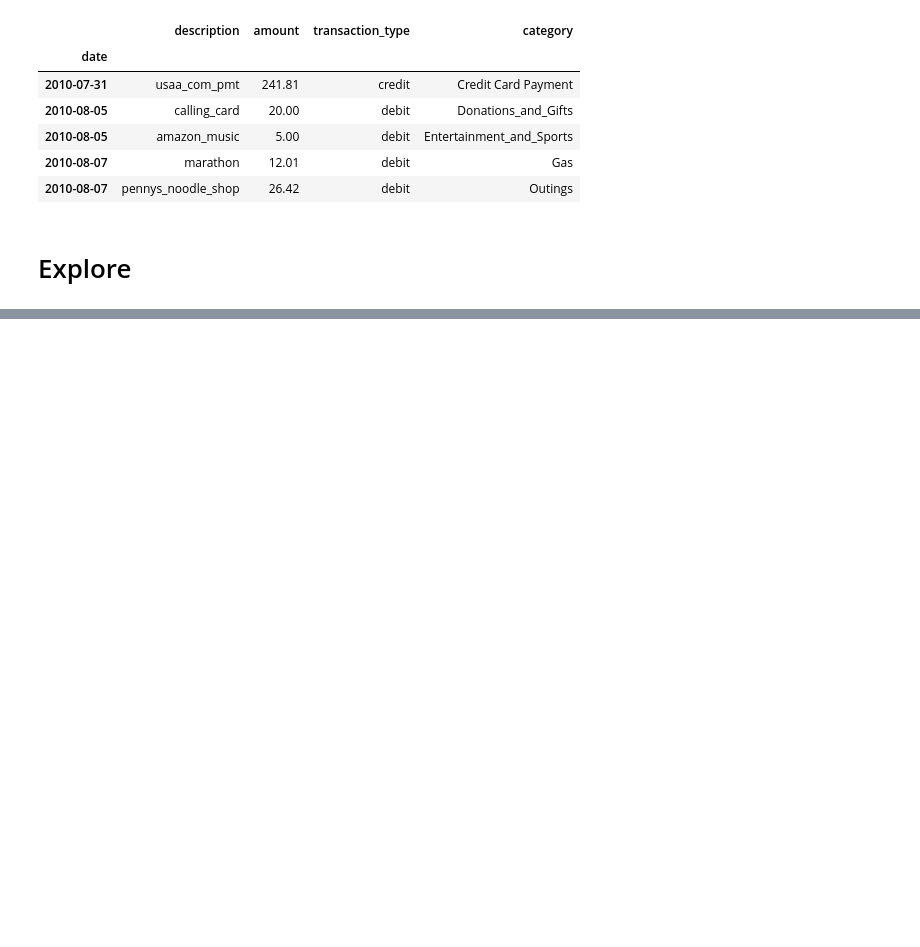
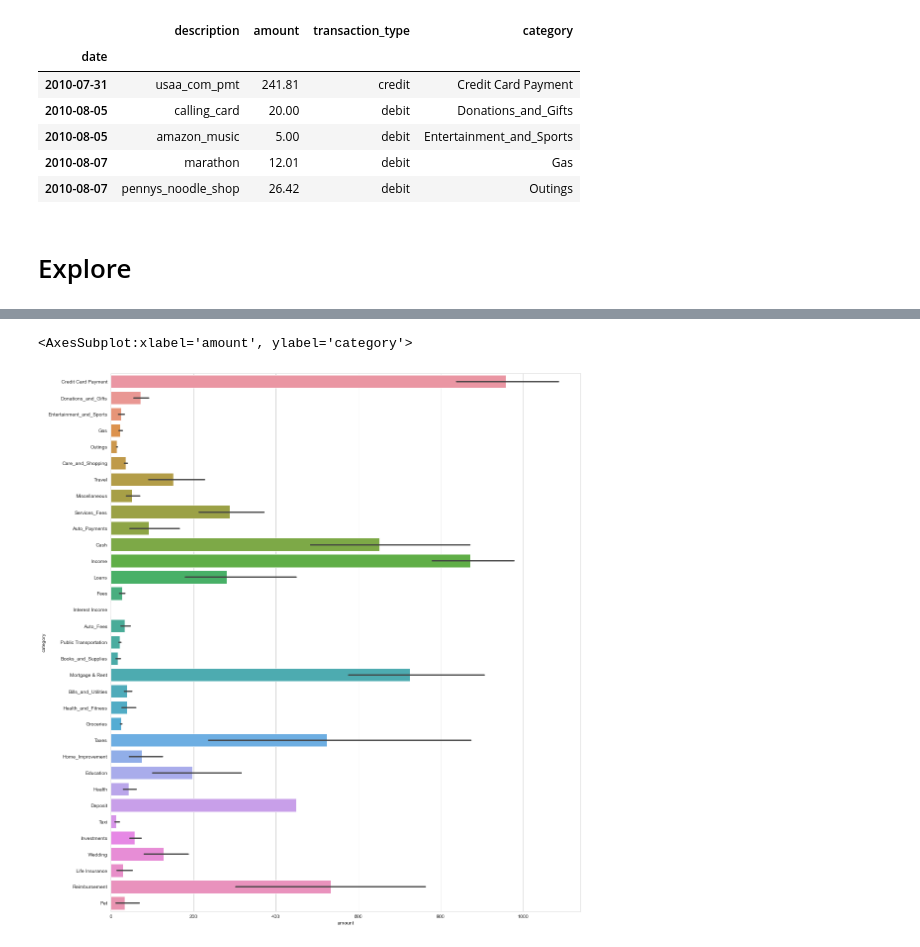
Before and after one commit to Severina7/personal_project, a Jupyter notebook: personal_project.ipynb, the cells around one changed output, grey strips where cells are left out. Cells and saved outputs as stored; diff of their text form; code cells hidden in the pictures; blank space fills up the shorter version.

```diff
--- a/personal_project.ipynb
+++ b/personal_project.ipynb
@@ -505,0 +533,9 @@ transactions.head()
+# %%
+# Plotting categories and their occurence in the dataset
+plt.figure(figsize=(17, 20))
+
+sns.set_style("whitegrid")
+sns.barplot(x='amount', y='category', data=transactions, orient= "h")
+# %% [output]
+<AxesSubplot:xlabel='amount', ylabel='category'>
+[figure, added]
```
Also changed, not shown: parts of 10 cells of this notebook.
